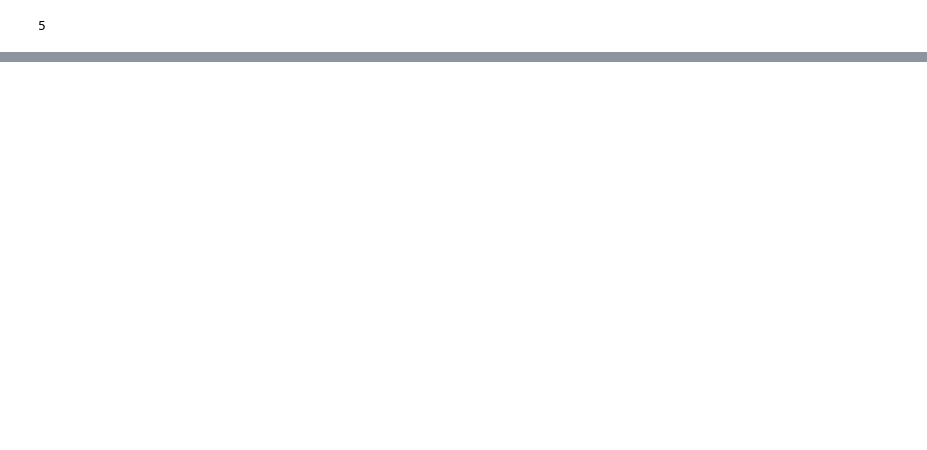
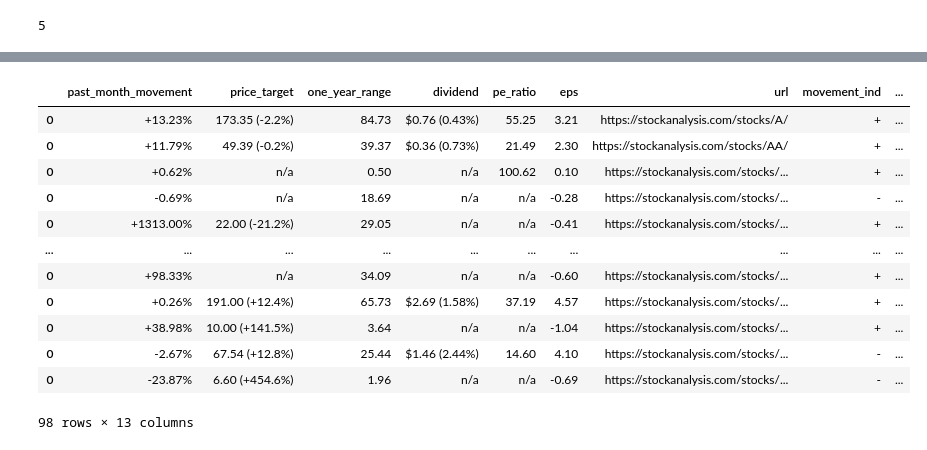
Before and after one commit to lawson-roberts/streamlit-stock-analysis, a Jupyter notebook: stock_analysis/stock_crawling.ipynb, the cells around one changed output, grey strips where cells are left out. Cells and saved outputs as stored; diff of their text form; code cells hidden in the pictures; blank space fills up the shorter version.

```diff
--- a/stock_analysis/stock_crawling.ipynb
+++ b/stock_analysis/stock_crawling.ipynb
@@ -695,0 +786,6 @@ article_text
+# %%
+web = "https://stockanalysis.com/stocks/aapl/"
+driver = webdriver.Chrome(r'C:\Users\rober\Anaconda3\bin\chromedriver')
+driver.get(web)
+sel = Select(driver.find_element_by_xpath('//select[@name="perpage"]'))
+sel.select_by_visible_text("10000")
@@ -695,0 +880,36 @@ article_text
+# %%
+import re
+
+final_df_clean = final_df.copy()
+final_df_clean['movement_ind'] = final_df_clean['past_month_movement'].str[0]
+final_df_clean['past_month_movement_clean'] = final_df_clean['past_month_movement'].str[:-1]
+#final_df_clean['past_month_movement_clean'] = final_df_clean['past_month_movement'].str[1:-1]
+#final_df_clean['past_month_movement_clean'] = final_df_clean['past_month_movement_clean'].astype(float)
+
+final_df_clean['price_target_clean'] = final_df_clean.price_target.str.extract('.*\((.*)\).*')
+final_df_clean['price_target_clean'] = final_df_clean['price_target_clean'].str[:-1]
+#final_df_clean['price_target_clean'] = final_df_clean['price_target_clean'].str[1:-1]
+
+split = final_df_clean["one_year_range"].str.split("-", n = 1, expand = True)
+final_df_clean['year_low'] = split[0].astype(float)
+final_df_clean['year_high'] = split[1].astype(float)
+final_df_clean['one_year_range'] = final_df_clean['year_high'] - final_df_clean['year_low']
+
+final_df_clean['dividend_clean'] = final_df_clean.dividend.str.extract('.*\((.*)\).*')
+final_df_clean['dividend_clean'] = final_df_clean['dividend_clean'].str[:-1]
+
+final_df_clean
+# %% [output]
+|  | past_month_movement | price_target | one_year_range | dividend | pe_ratio | eps | url | movement_ind | ... |
+| 0 | +13.23% | 173.35 (-2.2%) | 84.73 | $0.76 (0.43%) | 55.25 | 3.21 | https://stockanalysis.com/stocks/A/ | + | ... |
+| 0 | +11.79% | 49.39 (-0.2%) | 39.37 | $0.36 (0.73%) | 21.49 | 2.30 | https://stockanalysis.com/stocks/AA/ | + | ... |
+| 0 | +0.62% | n/a | 0.50 | n/a | 100.62 | 0.10 | https://stockanalysis.com/stocks/... | + | ... |
+| 0 | -0.69% | n/a | 18.69 | n/a | n/a | -0.28 | https://stockanalysis.com/stocks/... | - | ... |
+| 0 | +1313.00% | 22.00 (-21.2%) | 29.05 | n/a | n/a | -0.41 | https://stockanalysis.com/stocks/... | + | ... |
+| ... | ... | ... | ... | ... | ... | ... | ... | ... | ... |
+| 0 | +98.33% | n/a | 34.09 | n/a | n/a | -0.60 | https://stockanalysis.com/stocks/... | + | ... |
+| 0 | +0.26% | 191.00 (+12.4%) | 65.73 | $2.69 (1.58%) | 37.19 | 4.57 | https://stockanalysis.com/stocks/... | + | ... |
+| 0 | +38.98% | 10.00 (+141.5%) | 3.64 | n/a | n/a | -1.04 | https://stockanalysis.com/stocks/... | + | ... |
+| 0 | -2.67% | 67.54 (+12.8%) | 25.44 | $1.46 (2.44%) | 14.60 | 4.10 | https://stockanalysis.com/stocks/... | - | ... |
+| 0 | -23.87% | 6.60 (+454.6%) | 1.96 | n/a | n/a | -0.69 | https://stockanalysis.com/stocks/... | - | ... |
+98 rows × 13 columns
```
Also changed, not shown: parts of 11 cells of this notebook, 15 other files.
